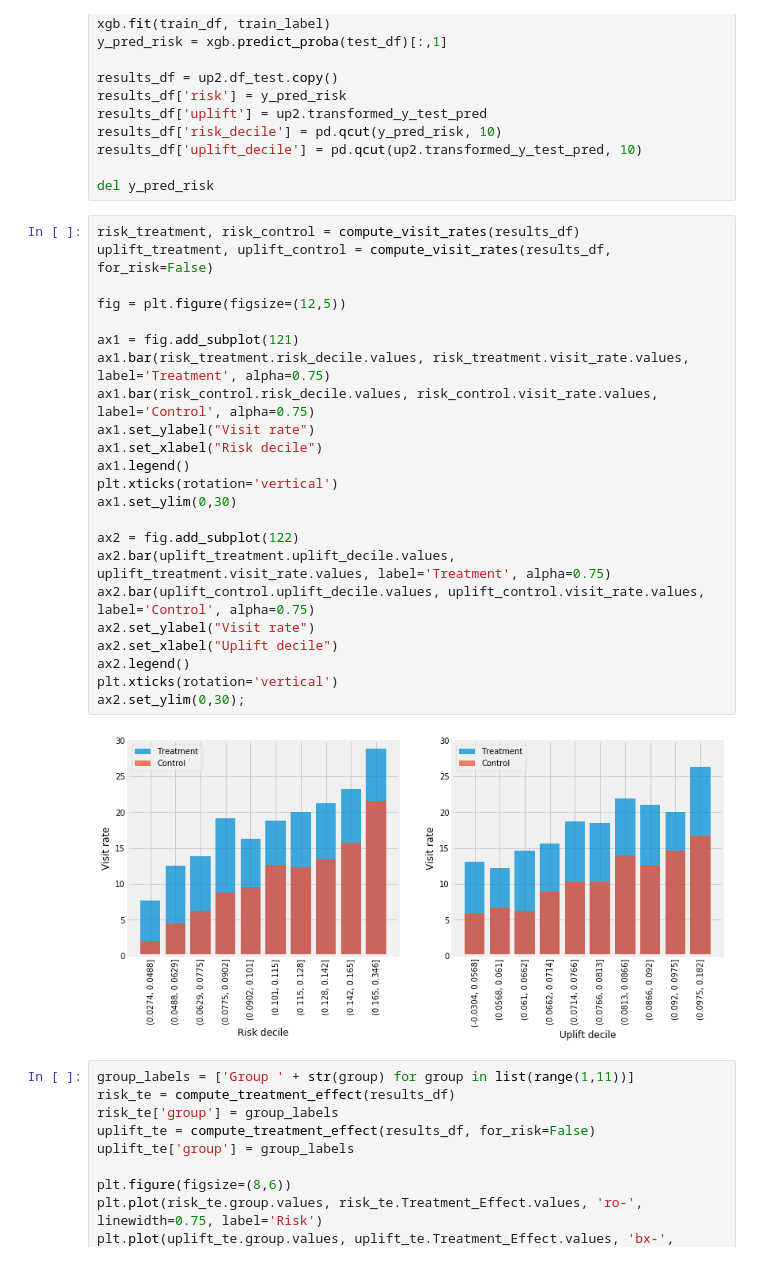
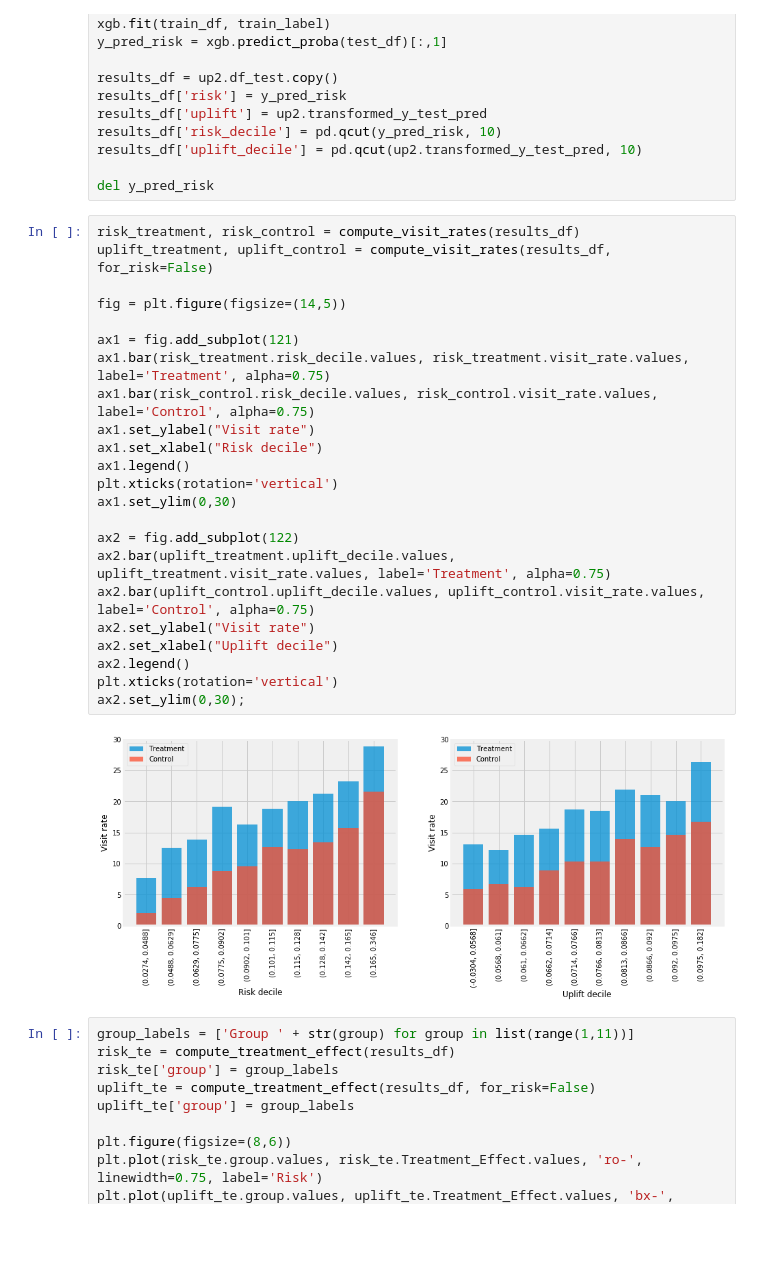
Before and after one commit to W-Tran/uplift-modelling, a Jupyter notebook: Uplift_Modelling.ipynb, the cells around one changed output. Cells and saved outputs as stored; diff of their text form; blank space fills up the shorter version.

Commit message:
update figures

```diff
--- a/Uplift_Modelling.ipynb
+++ b/Uplift_Modelling.ipynb
@@ -760,28 +760,28 @@ del y_pred_risk
 # %%
 risk_treatment, risk_control = compute_visit_rates(results_df)
 uplift_treatment, uplift_control = compute_visit_rates(results_df, for_risk=False)
 
-fig = plt.figure(figsize=(12,5))
+fig = plt.figure(figsize=(14,5))
 
 ax1 = fig.add_subplot(121)
 ax1.bar(risk_treatment.risk_decile.values, risk_treatment.visit_rate.values, label='Treatment', alpha=0.75)
 ax1.bar(risk_control.risk_decile.values, risk_control.visit_rate.values, label='Control', alpha=0.75)
 ax1.set_ylabel("Visit rate")
 ax1.set_xlabel("Risk decile")
 ax1.legend()
 plt.xticks(rotation='vertical')
 ax1.set_ylim(0,30)
 
 ax2 = fig.add_subplot(122)
 ax2.bar(uplift_treatment.uplift_decile.values, uplift_treatment.visit_rate.values, label='Treatment', alpha=0.75)
 ax2.bar(uplift_control.uplift_decile.values, uplift_control.visit_rate.values, label='Control', alpha=0.75)
 ax2.set_ylabel("Visit rate")
 ax2.set_xlabel("Uplift decile")
 ax2.legend()
 plt.xticks(rotation='vertical')
 ax2.set_ylim(0,30);
 # %% [output]
-[figure, old version]
+[figure, new version]
 # %%
 group_labels = ['Group ' + str(group) for group in list(range(1,11))]
 risk_te = compute_treatment_effect(results_df)
```
